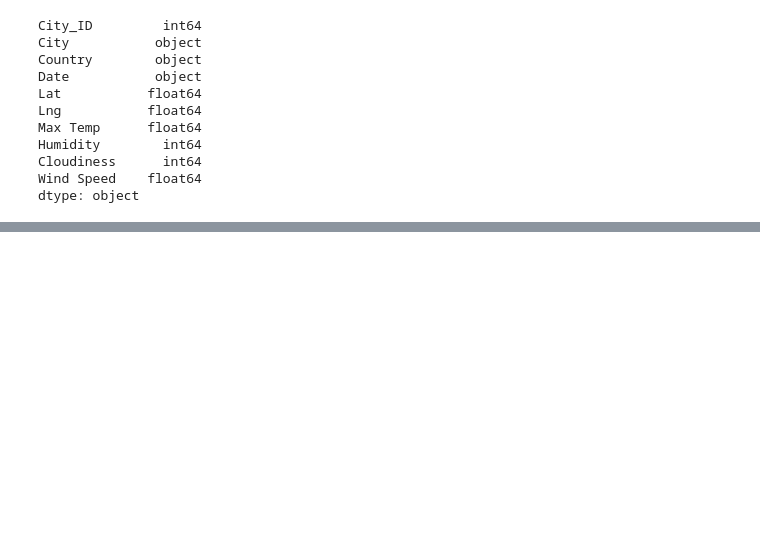
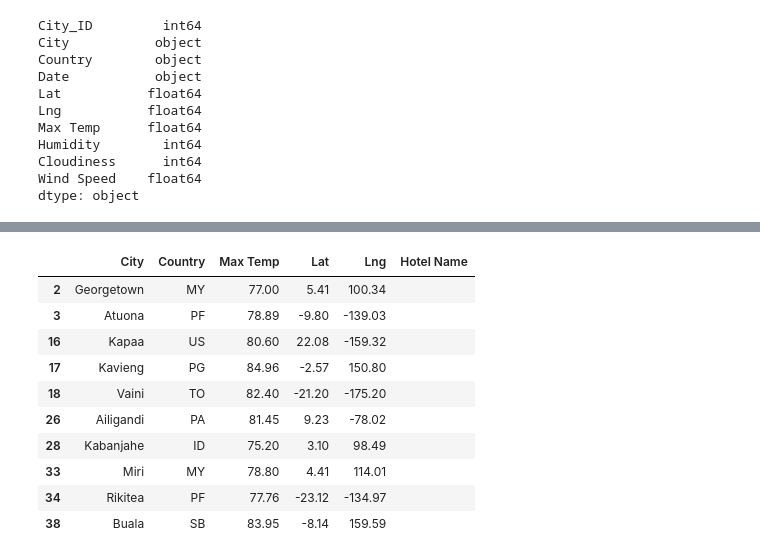
Before and after one commit to arahogc/World_Weather_Analysis, a Jupyter notebook: VacationPy.ipynb, the cells around one changed output, grey strips where cells are left out. Drawn from its saved outputs; the diff is of its cells as text; code cells hidden in the pictures; blank space fills up the shorter version.

```diff
--- a/VacationPy.ipynb
+++ b/VacationPy.ipynb
@@ -94,0 +135,17 @@ fig
+# %%
+#Create DataFrame called hotel_df to store hotel names along with city, country, max. temp, and  coordinates
+hotel_df = preferred_cities_df[["City", "Country", "Max Temp", "Lat", "Lng"]].copy()
+hotel_df["Hotel Name"] = ""
+hotel_df.head(10)
+# %% [output]
+|  | City | Country | Max Temp | Lat | Lng | Hotel Name |
+| 2 | Georgetown | MY | 77.00 | 5.41 | 100.34 |  |
+| 3 | Atuona | PF | 78.89 | -9.80 | -139.03 |  |
+| 16 | Kapaa | US | 80.60 | 22.08 | -159.32 |  |
+| 17 | Kavieng | PG | 84.96 | -2.57 | 150.80 |  |
+| 18 | Vaini | TO | 82.40 | -21.20 | -175.20 |  |
+| 26 | Ailigandi | PA | 81.45 | 9.23 | -78.02 |  |
+| 28 | Kabanjahe | ID | 75.20 | 3.10 | 98.49 |  |
+| 33 | Miri | MY | 78.80 | 4.41 | 114.01 |  |
+| 34 | Rikitea | PF | 77.76 | -23.12 | -134.97 |  |
+| 38 | Buala | SB | 83.95 | -8.14 | 159.59 |  |
```
Also changed, not shown: parts of 9 cells of this notebook, 1 other file.
